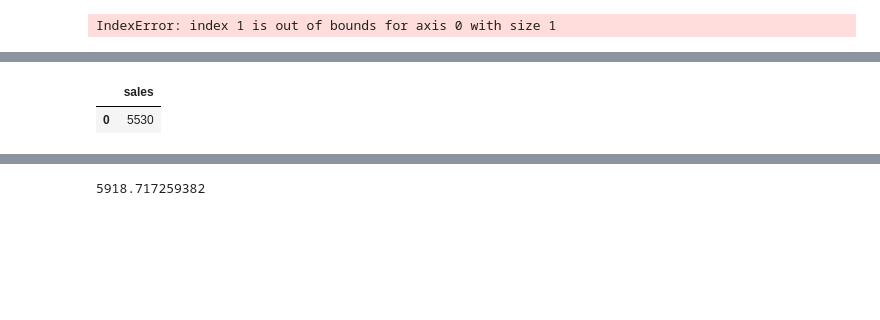
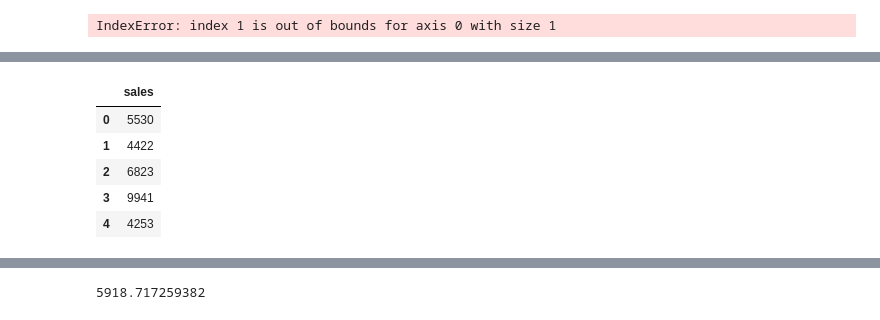
Before and after one commit to lexvru/TelegramBot, a Jupyter notebook: 01_1_first_model.ipynb, the cells around one changed output, grey strips where cells are left out. Saved outputs shown, nothing was run; the diff lists cells and outputs as text; code cells hidden in the pictures; blank space fills up the shorter version.

```diff
--- a/01_1_first_model.ipynb
+++ b/01_1_first_model.ipynb
@@ -324,8 +314,12 @@ array(['store', 'dayofweek', 'open', 'promo'], dtype=object)
 # %%
-df_train[target].head(1)
+df_train[target].head()
 # %% [output]
 |  | sales |
 | 0 | 5530 |
+| 1 | 4422 |
+| 2 | 6823 |
+| 3 | 9941 |
+| 4 | 4253 |
 # %%
 1 * coefs[0] + 3 * coefs[1] + 668 * coefs[2] + 1 * coefs[3] + 0 * coefs[4] + intercept
 # %% [output]
```
Also changed, not shown: parts of 20 cells of this notebook.
